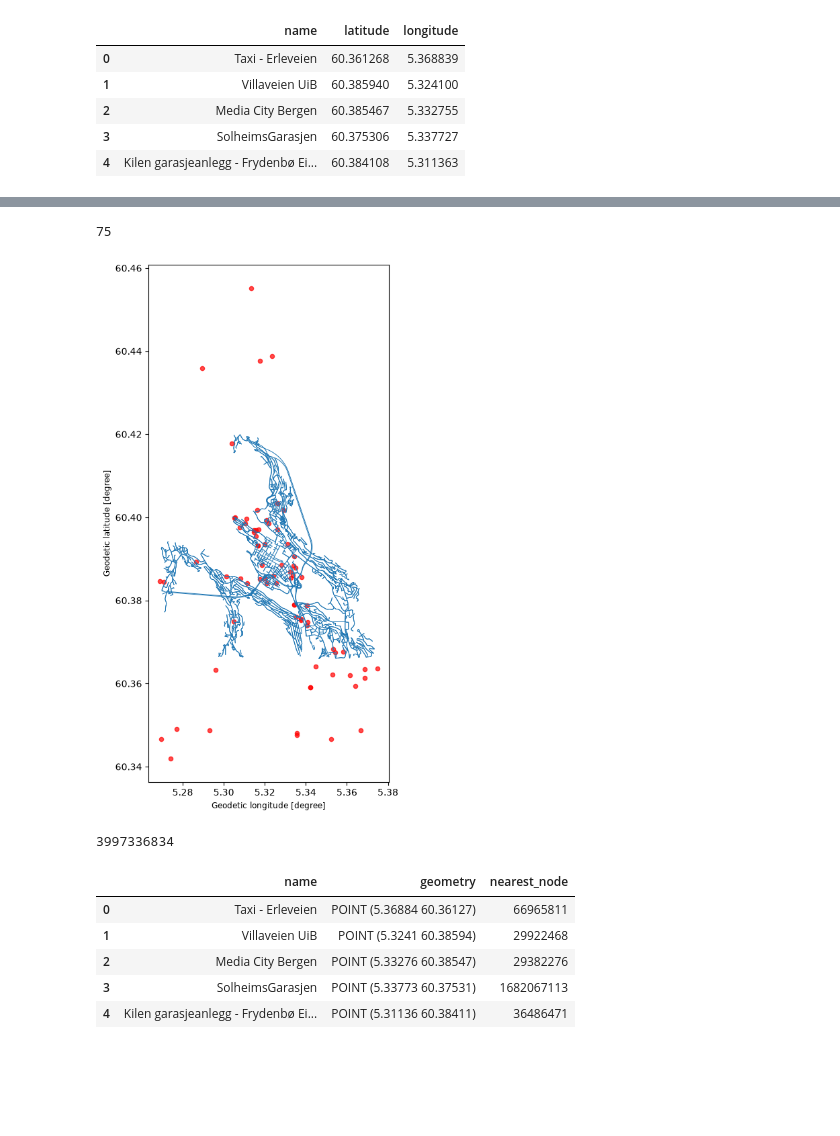
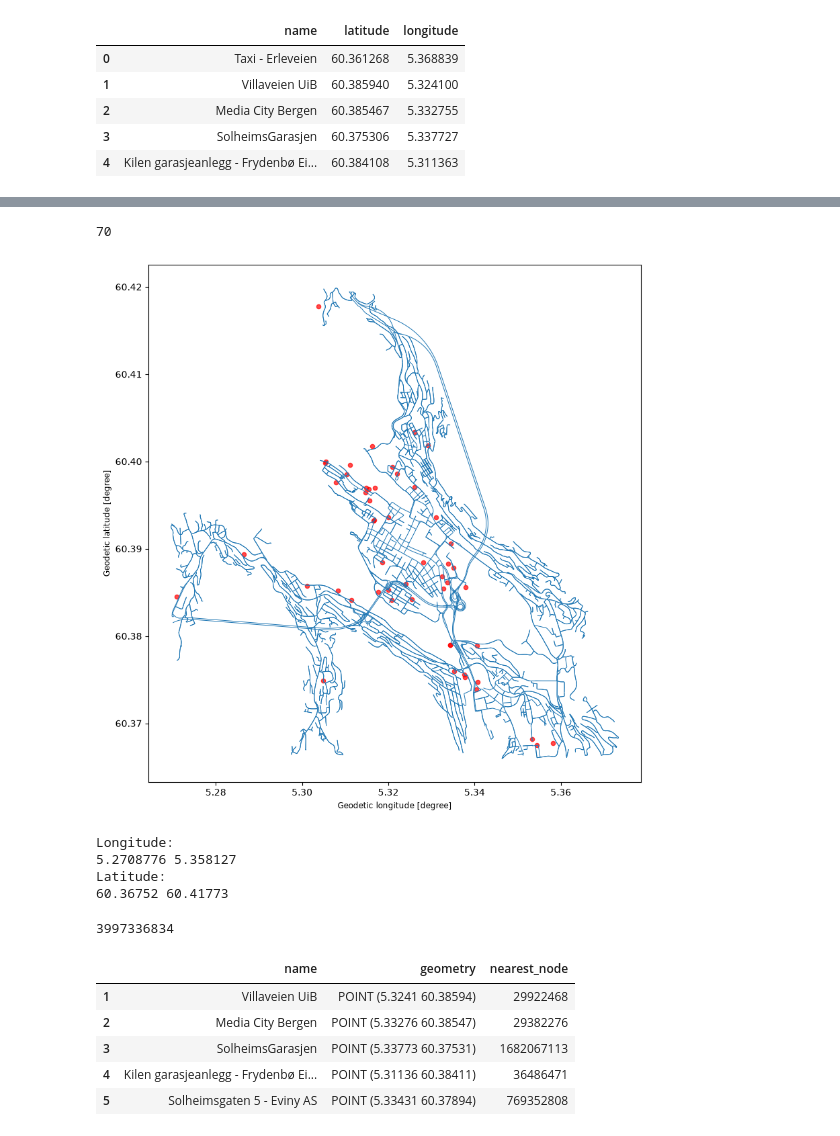
Before and after one commit to hcloenne/nearest-ev-charger, a Jupyter notebook: notebooks/road_network_routing.ipynb, the cells around one changed output, grey strips where cells are left out. Drawn from its saved outputs; the diff is of its cells as text; code cells hidden in the pictures; blank space fills up the shorter version.

Commit message:
Removed chargers outside the roadmap area

```diff
--- a/notebooks/road_network_routing.ipynb
+++ b/notebooks/road_network_routing.ipynb
@@ -29,13 +41,18 @@ fig, ax = ox.plot_graph(G)
 # %%
 url = "https://nobil.no/api/server/search.php"
+
+west, south, east, north = ox.utils_geo.bbox_from_point(
+    center,
+    dist=3000
+)
 
 params = {
     "apikey": NOBIL_API_KEY,
     "apiversion": "3",
     "action": "search",
     "type": "rectangle",
-    "northeast": "(60.42, 5.38)",
-    "southwest": "(60.36, 5.26)",
+    "northeast": f"({north}, {east})",
+    "southwest": f"({south}, {west})",
     "limit": "100",
     "format": "json"
 }
@@ -54,0 +78,26 @@ dict_keys(['Provider', 'Rights', 'apiver', 'chargerstations'])
+# %%
+raw_coords = []
+
+for station in data["chargerstations"]:
+    position = station["csmd"]["Position"]
+
+    lat, lon = (
+        position
+        .strip("()")
+        .split(",")
+    )
+
+    raw_coords.append(
+        (float(lat), float(lon))
+    )
+
+raw_lats = [lat for lat, lon in raw_coords]
+raw_lons = [lon for lat, lon in raw_coords]
+
+print("API latitude:", min(raw_lats), max(raw_lats))
+print("API longitude:", min(raw_lons), max(raw_lons))
+
+print()
+print("Requested bbox:")
+print("latitude:", south, north)
+print("longitude:", west, east)
@@ -165,27 +221,43 @@ chargers = chargers[
 
 len(chargers)
 # %% [output]
-75
+70
+# %%
+chargers_local = chargers[
+    chargers.geometry.x.between(west, east)
+    & chargers.geometry.y.between(south, north)
+].copy()
 # %%
 nodes, edges = ox.graph_to_gdfs(G)
 
 fig, ax = plt.subplots(figsize=(10, 10))
 
 edges.plot(
     ax=ax,
     linewidth=0.7
 )
 
-chargers.plot(
+chargers_local.plot(
     ax=ax,
     markersize=20,
     color="red",
     alpha=0.7
 )
 
 plt.show()
 # %% [output]
-[figure, old version]
+[figure, new version]
+# %%
+print("Longitude:")
+print(chargers_local.geometry.x.min(), chargers_local.geometry.x.max())
+
+print("Latitude:")
+print(chargers_local.geometry.y.min(), chargers_local.geometry.y.max())
+# %% [output]
+Longitude:
+5.2708776 5.358127
+Latitude:
+60.36752 60.41773
 # %%
 # Starting point
 start_lat = 60.39299
@@ -201,20 +273,20 @@ start_node
 # %% [output]
 3997336834
 # %%
-chargers["nearest_node"] = ox.distance.nearest_nodes(
+chargers_local["nearest_node"] = ox.distance.nearest_nodes(
     G,
-    X=chargers.geometry.x,
-    Y=chargers.geometry.y
+    X=chargers_local.geometry.x,
+    Y=chargers_local.geometry.y
 )
 
-chargers[
+chargers_local[
     ["name", "geometry", "nearest_node"]
 ].head()
 # %% [output]
 |  | name | geometry | nearest_node |
-| 0 | Taxi - Erleveien | POINT (5.36884 60.36127) | 66965811 |
 | 1 | Villaveien UiB | POINT (5.3241 60.38594) | 29922468 |
 | 2 | Media City Bergen | POINT (5.33276 60.38547) | 29382276 |
 | 3 | SolheimsGarasjen | POINT (5.33773 60.37531) | 1682067113 |
 | 4 | Kilen garasjeanlegg - Frydenbø Ei... | POINT (5.31136 60.38411) | 36486471 |
+| 5 | Solheimsgaten 5 - Eviny AS | POINT (5.33431 60.37894) | 769352808 |
 # %%
```
Also changed, not shown: parts of 10 cells of this notebook.
